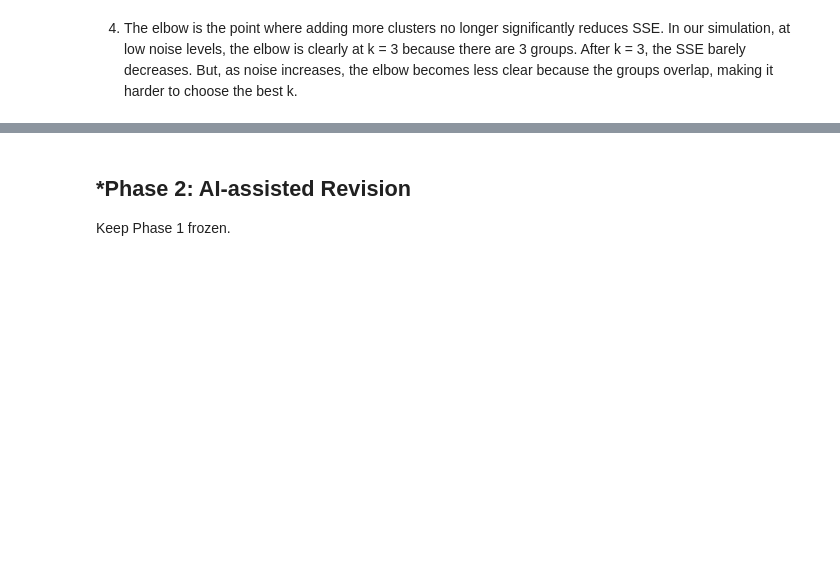
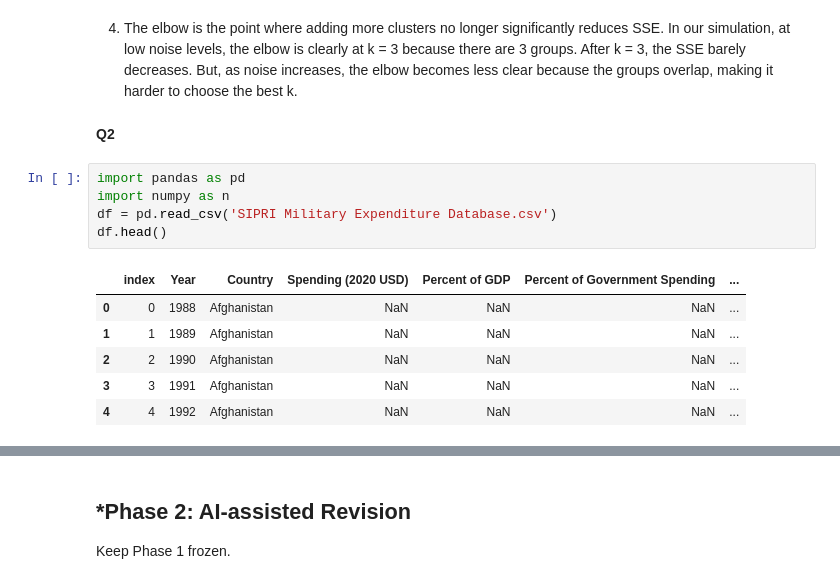
Before and after one commit to raffaellaalpaca-ai/A04-clustering, a Jupyter notebook: notebook.ipynb, the cells around one changed output, grey strips where cells are left out. Saved outputs shown, nothing was run; the diff lists cells and outputs as text; blank space fills up the shorter version.

```diff
--- a/notebook.ipynb
+++ b/notebook.ipynb
@@ -214,3 +214,17 @@ sns.lineplot(x=ks, y=SSE, marker='o').set(
 As the noise increases, the SSE values become higher and the elbow becomes less clear. At low noise levels (0.125 and 0.25), there is a clear elbow at k = 3, making it easy to choose the number of clusters. However, at higher noise levels (1.0 and 2.0), the curve decreases more gradually without a clear elbow. This makes it harder to confidently select the best k.
 # %% [markdown]
 4. The elbow is the point where adding more clusters no longer significantly reduces SSE. In our simulation, at low noise levels, the elbow is clearly at k = 3 because there are 3 groups. After k = 3, the SSE barely decreases. But, as noise increases, the elbow becomes less clear because the groups overlap, making it harder to choose the best k.
+# %% [markdown]
+**Q2**
+# %%
+import pandas as pd
+import numpy as n
+df = pd.read_csv('SIPRI Military Expenditure Database.csv')
+df.head()
+# %% [output]
+|  | index | Year | Country | Spending (2020 USD) | Percent of GDP | Percent of Government Spending | ... |
+| 0 | 0 | 1988 | Afghanistan | NaN | NaN | NaN | ... |
+| 1 | 1 | 1989 | Afghanistan | NaN | NaN | NaN | ... |
+| 2 | 2 | 1990 | Afghanistan | NaN | NaN | NaN | ... |
+| 3 | 3 | 1991 | Afghanistan | NaN | NaN | NaN | ... |
+| 4 | 4 | 1992 | Afghanistan | NaN | NaN | NaN | ... |
```
Also changed, not shown: parts of 7 cells of this notebook.
